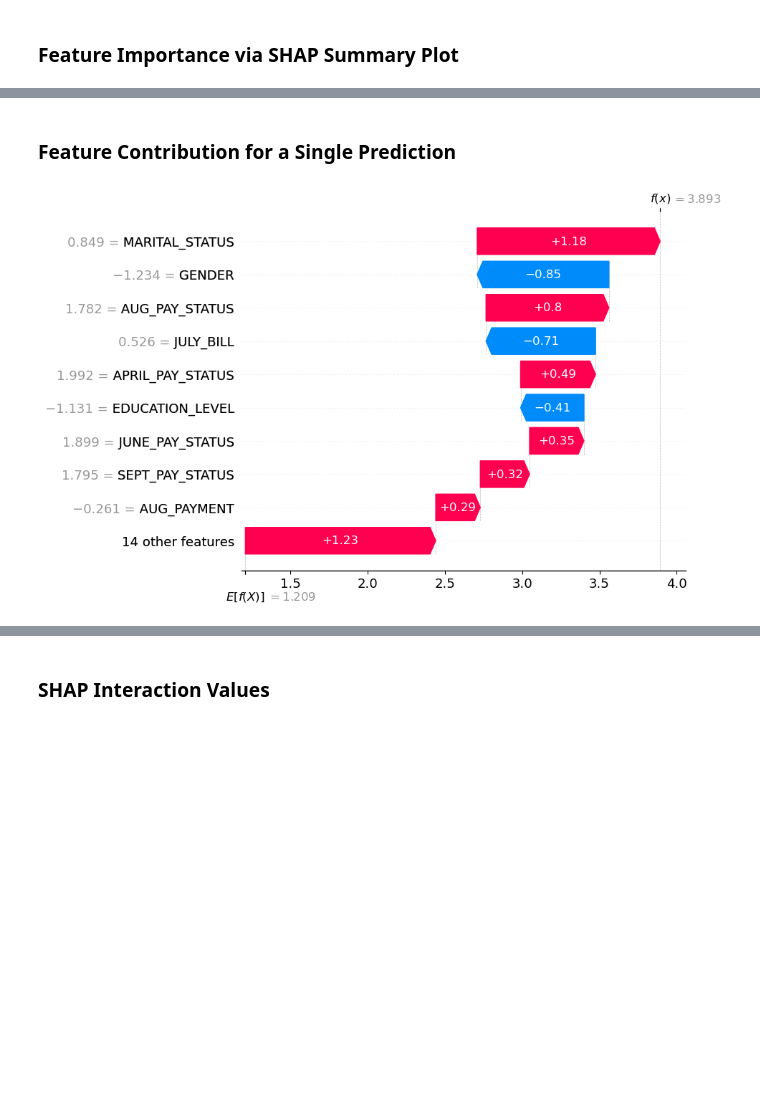
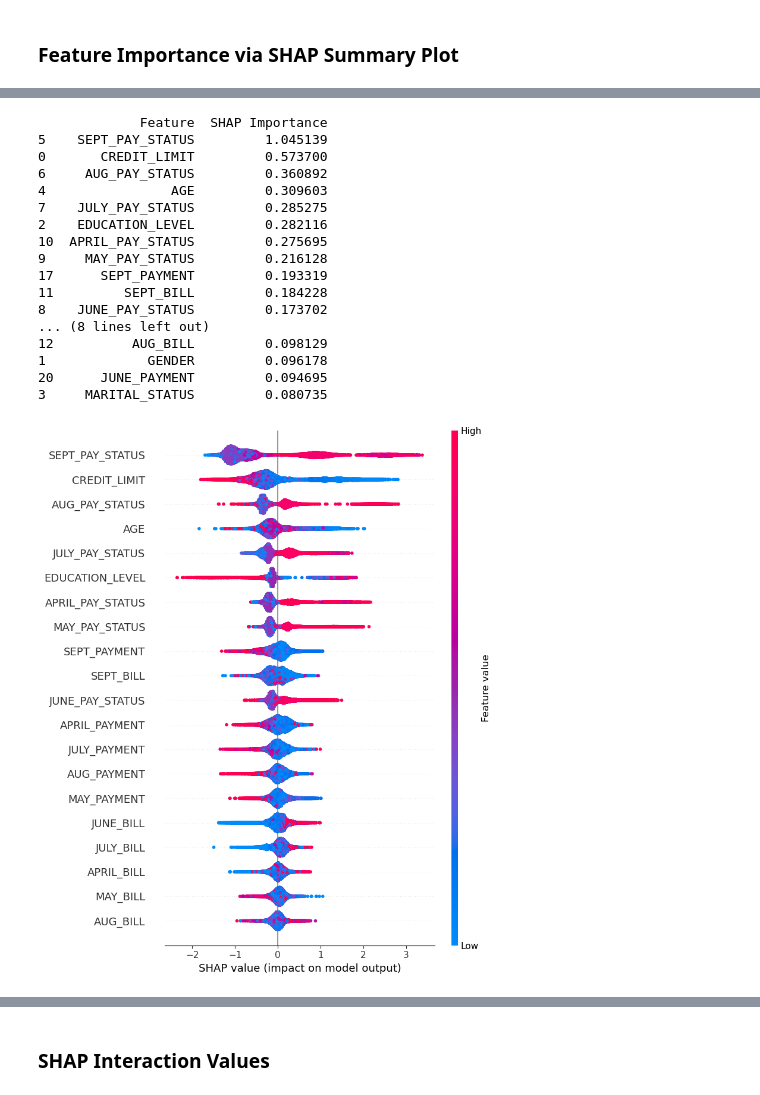
Before and after one commit to DatasanAli/AAI-501-Grp1, a Jupyter notebook: notebooks/xgboost.ipynb, the cells around one changed output, grey strips where cells are left out. Drawn from its saved outputs; the diff is of its cells as text; code cells hidden in the pictures; blank space fills up the shorter version.

```diff
--- a/notebooks/xgboost.ipynb
+++ b/notebooks/xgboost.ipynb
@@ -282,2 +238,0 @@ Top Features from SHAP and RFE:
-# %% [markdown]
-### Feature Contribution for a Single Prediction
@@ -291,25 +239,22 @@ shap_values_subset = explainer(subset_data, check_additivity=False)
-# %%
-# Filter for instances where SEPT_PAY_STATUS contributes positively
-positive_contribution_idx = [
-    i for i, shap_val in enumerate(shap_values_subset.values)
-    if shap_val[subset_data.columns.get_loc('SEPT_PAY_STATUS')] > 0
-]
-
-# Plot waterfall for the first positive instance
-if positive_contribution_idx:
-    instance_data = subset_data.iloc[positive_contribution_idx[0]:positive_contribution_idx[0] + 1]
-    shap_values_instance = explainer(instance_data, check_additivity=False)
-
-    plt.figure(figsize=(12, 6))
-    shap.waterfall_plot(
-        shap.Explanation(
-            values=shap_values_instance.values[0],
-            base_values=shap_values_instance.base_values[0],
-            data=instance_data.iloc[0],
-            feature_names=subset_data.columns
-        )
-    )
-else:
-    print("No instances found where SEPT_PAY_STATUS contributes positively.")
-# %% [output]
-[figure, removed]
+# %%
+#xgboost with all features
+all_features_shap = shap_summary(xgb_model_all_features, features_train_resampled)
+# %% [output]
+             Feature  SHAP Importance
+5    SEPT_PAY_STATUS         1.045139
+0       CREDIT_LIMIT         0.573700
+6     AUG_PAY_STATUS         0.360892
+4                AGE         0.309603
+7    JULY_PAY_STATUS         0.285275
+2    EDUCATION_LEVEL         0.282116
+10  APRIL_PAY_STATUS         0.275695
+9     MAY_PAY_STATUS         0.216128
+17      SEPT_PAYMENT         0.193319
+11         SEPT_BILL         0.184228
+8    JUNE_PAY_STATUS         0.173702
+... (8 lines left out)
+12          AUG_BILL         0.098129
+1             GENDER         0.096178
+20      JUNE_PAYMENT         0.094695
+3     MARITAL_STATUS         0.080735
+[figure, added]
```
Also changed, not shown: parts of 30 cells of this notebook.
